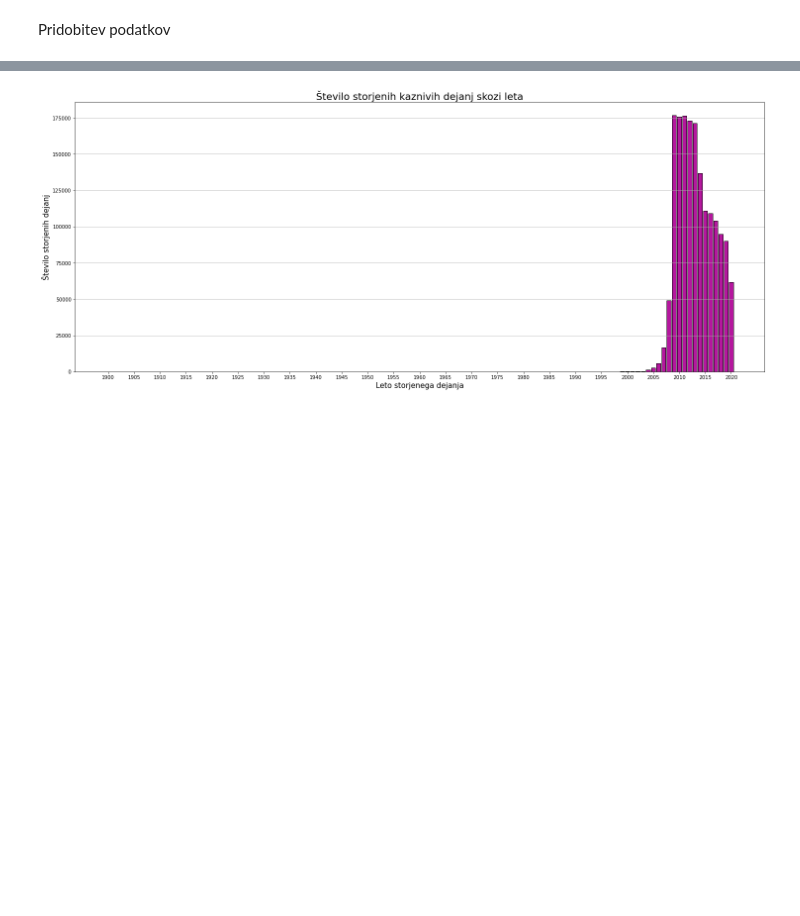
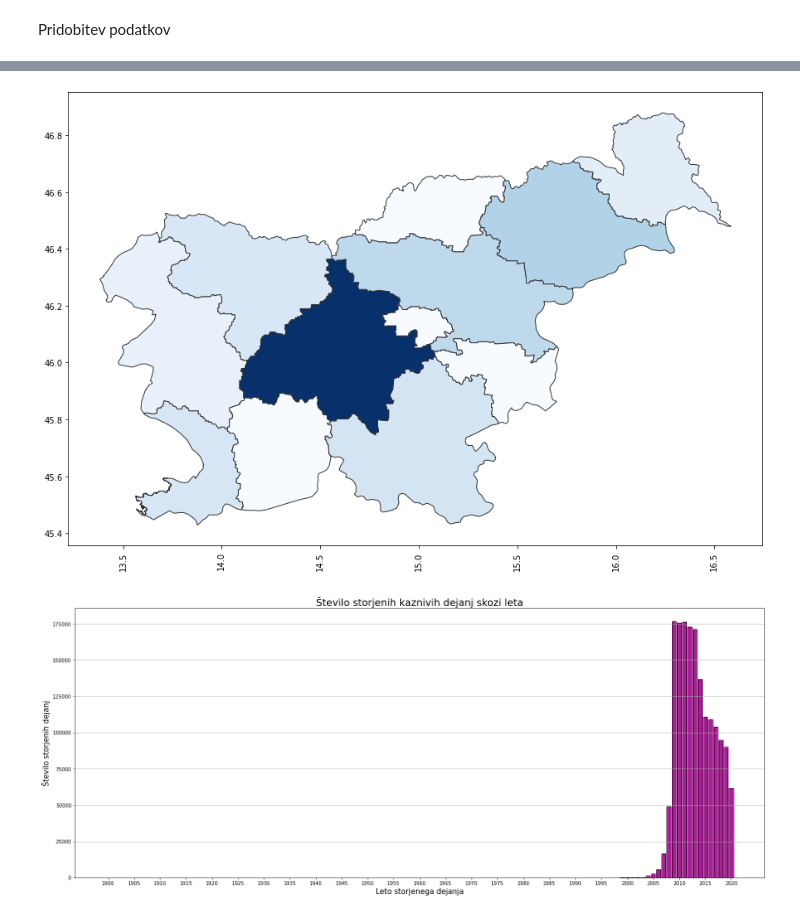
Before and after one commit to Nik-tech-cloud/PR22NGAMZ, a Jupyter notebook: seminar_oblak.ipynb, the cells around one changed output, grey strips where cells are left out. Saved outputs shown, nothing was run; the diff lists cells and outputs as text; code cells hidden in the pictures; blank space fills up the shorter version.

Commit message:
heatmap

```diff
--- a/seminar_oblak.ipynb
+++ b/seminar_oblak.ipynb
@@ -71,0 +66,15 @@ Name: GospodarskiKriminal, dtype: int64
+# %%
+l = list(full_KD.PUStoritveKD.value_counts())
+
+regije = [l[5], l[7], l[3], 0, 0, l[4], l[0], 0, l[1], l[2], l[6], 0]
+# %%
+import geopandas as gpd
+import matplotlib.pyplot as plt
+
+slovenia = gpd.read_file('slovenija_map/regije/reg.shp', encoding='cp1250')
+slovenia['stevilo'] = regije
+fig, ax = plt.subplots(1, figsize=(15, 15))
+plt.xticks(rotation=90)
+slovenia.plot(column='stevilo', cmap="Blues", ax=ax, edgecolor='.2')
+slovenia
+# %% [output]
@@ -72,3 +94,4 @@ Name: GospodarskiKriminal, dtype: int64
+[figure, added]
 # %%
 import matplotlib as mpl
 import matplotlib.pyplot as plt
```
Also changed, not shown: parts of 2 cells of this notebook, 11 other files.
